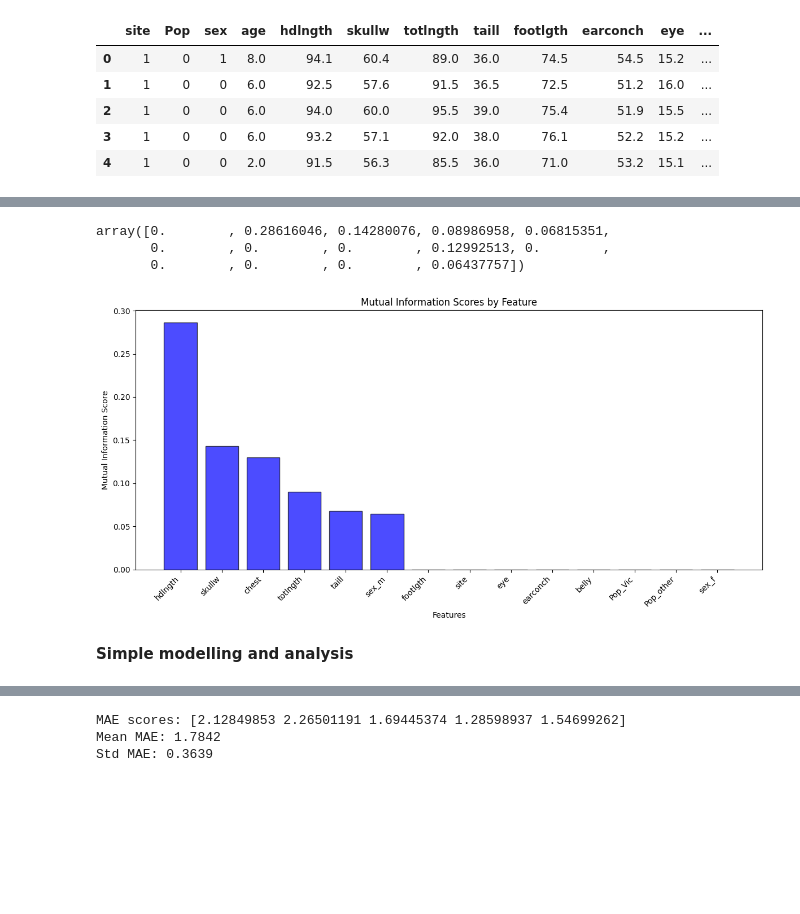
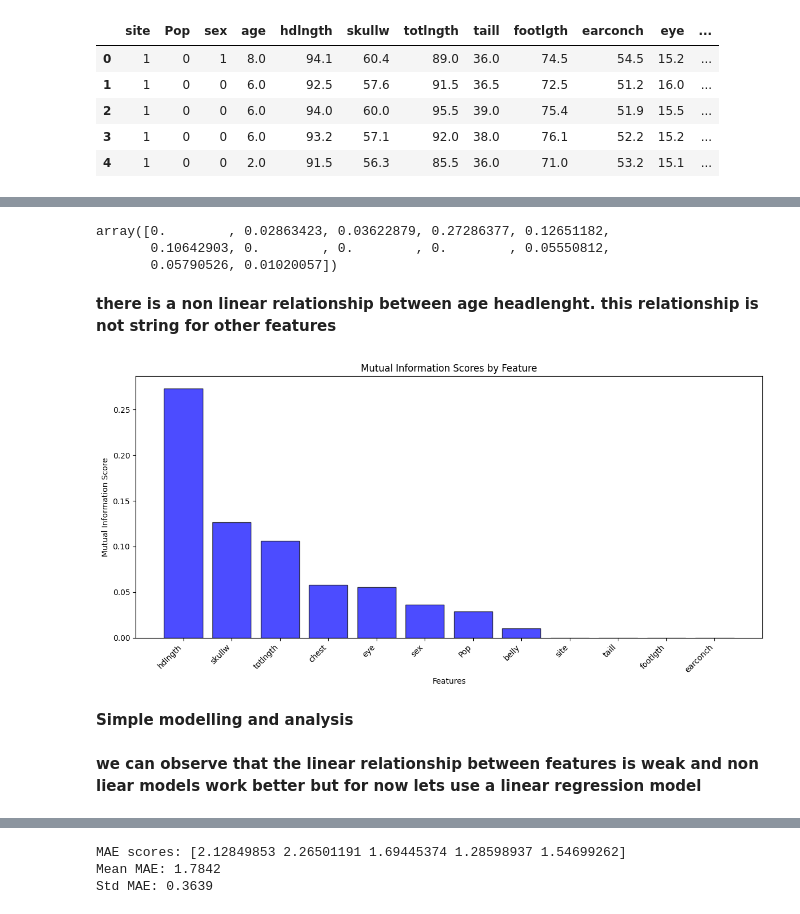
Before and after one commit to MajidrNEO1879/machine-learning-projects, a Jupyter notebook: possum_analysis/possum_kaggle.ipynb, the cells around one changed output, grey strips where cells are left out. Cells and saved outputs as stored; diff of their text form; code cells hidden in the pictures; blank space fills up the shorter version.

Commit message:
new ds and model, this analysis will be more statistical focused

```diff
--- a/possum_analysis/possum_kaggle.ipynb
+++ b/possum_analysis/possum_kaggle.ipynb
@@ -405,7 +388,0 @@ from scipy.stats import pointbiserialr
-# %%
-df['category_encoded'] = df['sex'].map({'m': 0, 'f': 1})
-
-# Calculate correlation with each numeric feature
-for col in df.select_dtypes(include='float'):
-    corr, p_value = pointbiserialr(df['category_encoded'], df[col])
-    print(f"{col}: correlation = {corr:.3f}, p-value = {p_value:.3f}")
@@ -533,24 +473,28 @@ Name: age, dtype: float64
 # %%
-mutual_info = mutual_info_regression(X_labeld, y)
+mutual_info = mutual_info_regression(X, y)
 # %%
 mutual_info
 # %% [output]
-array([0.        , 0.28616046, 0.14280076, 0.08986958, 0.06815351,
-       0.        , 0.        , 0.        , 0.12992513, 0.        ,
-       0.        , 0.        , 0.        , 0.06437757])
+array([0.        , 0.02863423, 0.03622879, 0.27286377, 0.12651182,
+       0.10642903, 0.        , 0.        , 0.        , 0.05550812,
+       0.05790526, 0.01020057])
+# %% [markdown]
+**there is a non linear relationship between age headlenght. this relationship is not string for other features**
 # %%
-mutual_info_series = pd.Series(mutual_info, index=X_labeld.columns, name='Mutual_Info')
+mutual_info_series = pd.Series(mutual_info, index=X.columns, name='Mutual_Info')
 mutual_info_sorted = mutual_info_series.sort_values(ascending=False)
 plt.figure(figsize=(12, 6))
 plt.bar(mutual_info_sorted.index, mutual_info_sorted.values,
         color='blue', edgecolor='black', alpha=0.7)
 plt.xlabel('Features')
 plt.ylabel('Mutual Information Score')
 plt.title('Mutual Information Scores by Feature')
 plt.xticks(rotation=45, ha='right')
 plt.tight_layout()
 plt.show()
 # %% [output]
-[figure, old version]
+[figure, new version]
 # %% [markdown]
 **Simple modelling and analysis**
+# %% [markdown]
+**we can observe that the linear relationship between features is weak and non liear models work better but for now lets use a linear regression model**
```
Also changed, not shown: parts of 53 cells of this notebook, 5 other files.
